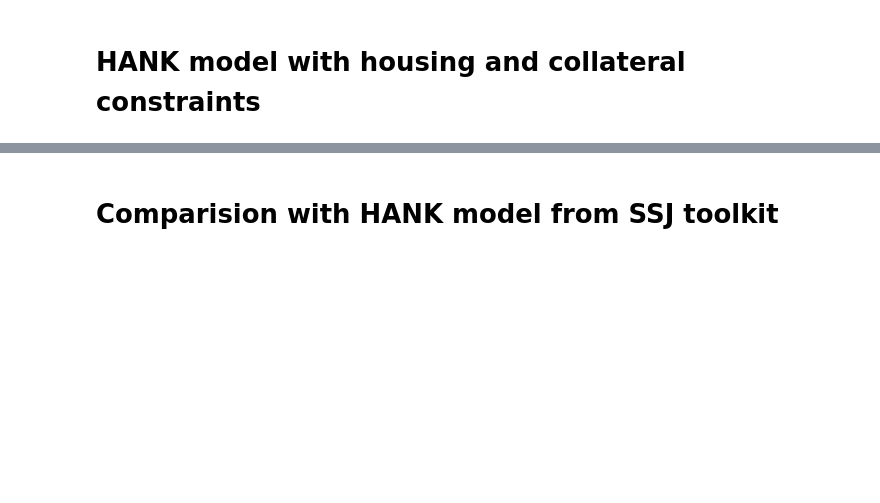
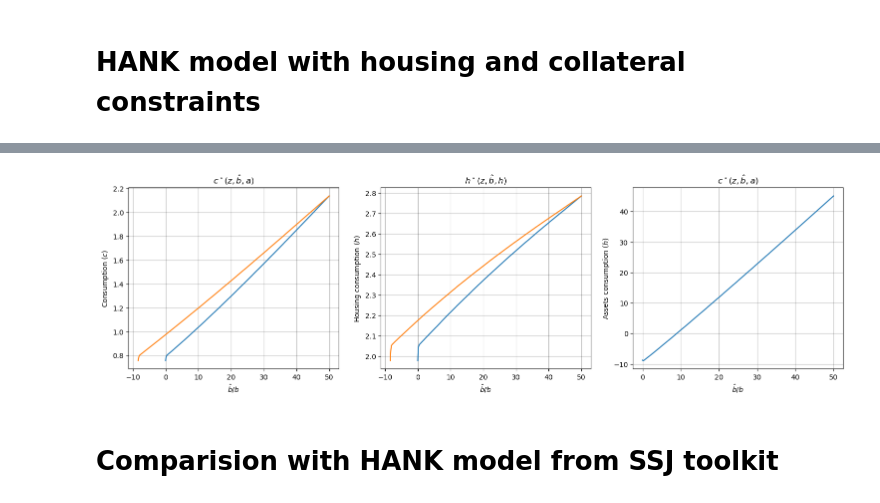
Before and after one commit to thom364e/sequence-jacobian, a Jupyter notebook: notebooks/housing_main.ipynb, the cells around one changed output, grey strips where cells are left out. Cells and saved outputs as stored; diff of their text form; code cells hidden in the pictures; blank space fills up the shorter version.

```diff
--- a/notebooks/housing_main.ipynb
+++ b/notebooks/housing_main.ipynb
@@ -22,3 +109,43 @@ import hh_housing
+# %%
+# plt.plot(b_bhat_grid, c[0,:,1])
+# plt.xlim(0, 5)
+
+h_point = 40 # the index of the asset level grid point
+z_point = 2 # the index of the z grid point
+
+fig = plt.figure(figsize=(18.5, 1.3*8))
+ax = fig.add_subplot(2,3,1)
+ax2 = fig.add_subplot(2,3,2)
+ax3 = fig.add_subplot(2,3,3)
+# ax4 = fig.add_subplot(2,3,4)
+
+# Plotting the consumption function
+ax.plot(b_bhat_grid, c[z_point,:,h_point].T) # c_bhat[nZ,nBhat,nA]
+ax.plot(b_grid[h_point,:], c[z_point,:,h_point])
+# ax.plot(b_bhat_grid, b_bhat_grid) # c_bhat[nZ,nBhat,nA]
+ax.set_xlabel('$\hat{b}/b$')
+ax.set_ylabel('Consumption ($c$)')
+ax.set_title(r"$c^\star(z,\hat{b}, a)$")
+# ax.set_xlim(1.05*b_bhat_grid[0]-1, None)
+# ax.set_ylim(0, 1.2*np.max(c[z_point,:,h_point].T))
+
+# Plotting the consumption function
+ax2.plot(b_bhat_grid, h[z_point,:,h_point].T) # c_bhat[nZ,nBhat,nA]
+ax2.plot(b_grid[h_point,:], h[z_point,:,h_point])
+ax2.set_xlabel('$\hat{b}/b$')
+ax2.set_ylabel('Housing consumption ($h$)')
+ax2.set_title(r"$h^\star(z,\hat{b}, h)$")
+# ax2.set_xlim(1.05*b_bhat_grid[0]-1, None)
+
+# Plotting the consumption function
+ax3.plot(b_bhat_grid, b[z_point,:,h_point].T) # c_bhat[nZ,nBhat,nA]
+ax3.set_xlabel('$\hat{b}/b$')
+ax3.set_ylabel('Assets consumption ($h$)')
+ax3.set_title(r"$c^\star(z,\hat{b}, a)$")
+# ax3.set_xlim(1.05*b_bhat_grid[0]-1, None)
+plt.show()
+# %% [output]
+[figure, added]
 # %% [markdown]
 # Comparision with HANK model from SSJ toolkit
 # %%
```
Also changed, not shown: parts of 16 cells of this notebook, 4 other files.
